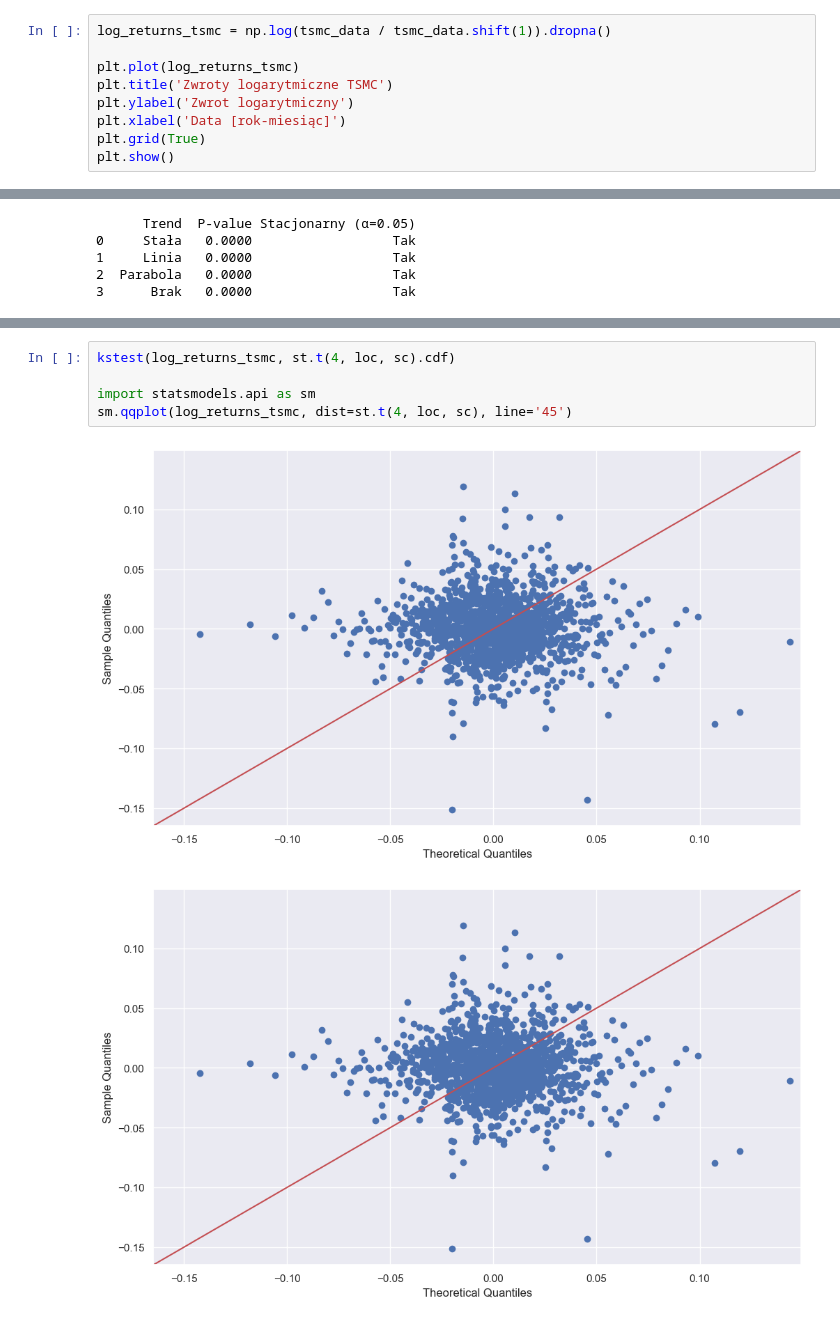
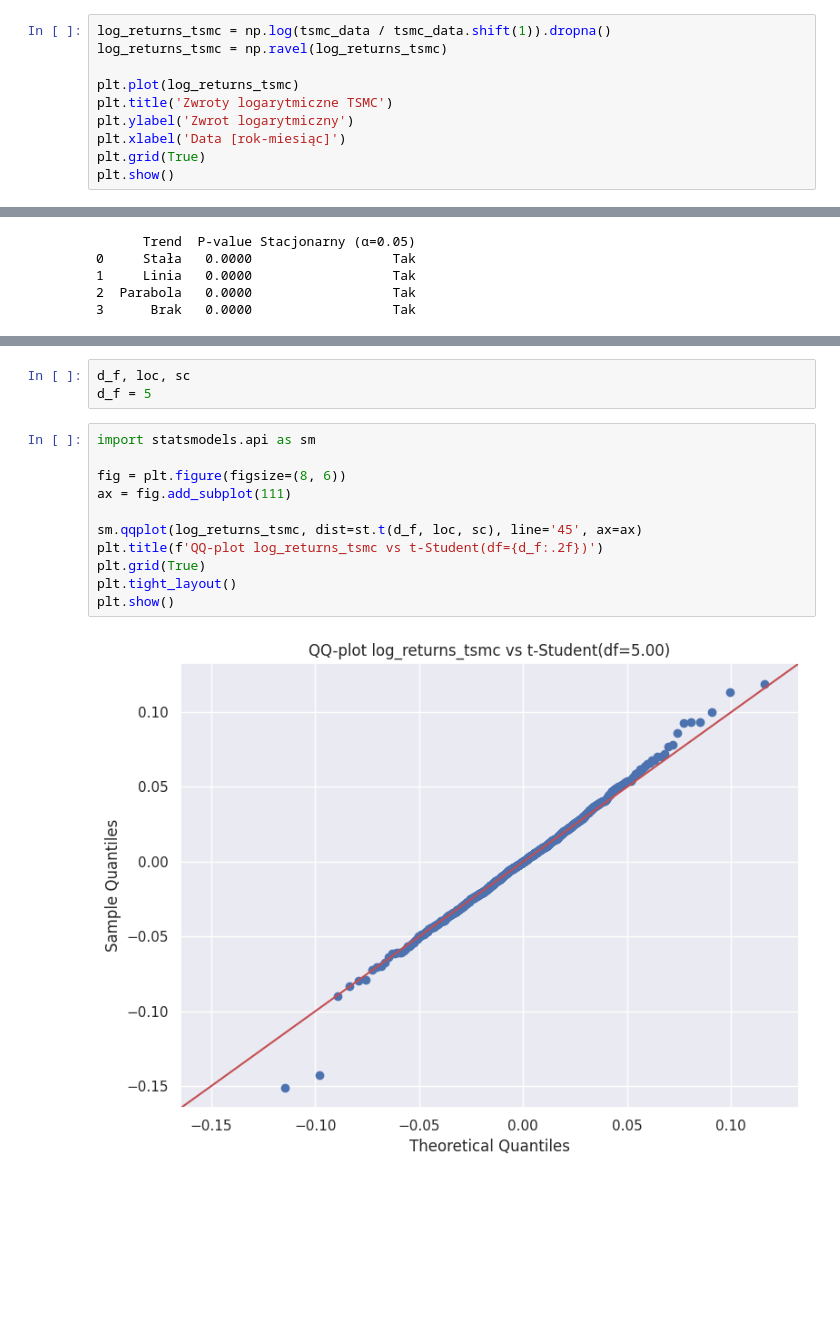
Before and after one commit to mathieuboro/nvidia_risk_management, a Jupyter notebook: projekt 2.ipynb, the cells around one changed output, grey strips where cells are left out. Saved outputs shown, nothing was run; the diff lists cells and outputs as text; blank space fills up the shorter version.

Commit message:
analiza jednowymiarowa dla tsmc

```diff
--- a/projekt 2.ipynb
+++ b/projekt 2.ipynb
@@ -136,5 +129,6 @@ plt.show()
 # %%
 log_returns_tsmc = np.log(tsmc_data / tsmc_data.shift(1)).dropna()
+log_returns_tsmc = np.ravel(log_returns_tsmc)
 
 plt.plot(log_returns_tsmc)
 plt.title('Zwroty logarytmiczne TSMC')
@@ -245,8 +233,16 @@ Nie ma podstaw do odrzucenia hipotezy zerowej: dane mogą pochodzić z rozkładu
+# %%
+d_f, loc, sc
+d_f = 5
 # %%
-kstest(log_returns_tsmc, st.t(4, loc, sc).cdf)
+import statsmodels.api as sm
 
-import statsmodels.api as sm
-sm.qqplot(log_returns_tsmc, dist=st.t(4, loc, sc), line='45')
+fig = plt.figure(figsize=(8, 6))
+ax = fig.add_subplot(111)
+
+sm.qqplot(log_returns_tsmc, dist=st.t(d_f, loc, sc), line='45', ax=ax)
+plt.title(f'QQ-plot log_returns_tsmc vs t-Student(df={d_f:.2f})')
+plt.grid(True)
+plt.tight_layout()
+plt.show()
 # %% [output]
-[figure, old version]
+[figure, new version]
-[figure, removed]
```
Also changed, not shown: parts of 24 cells of this notebook.
